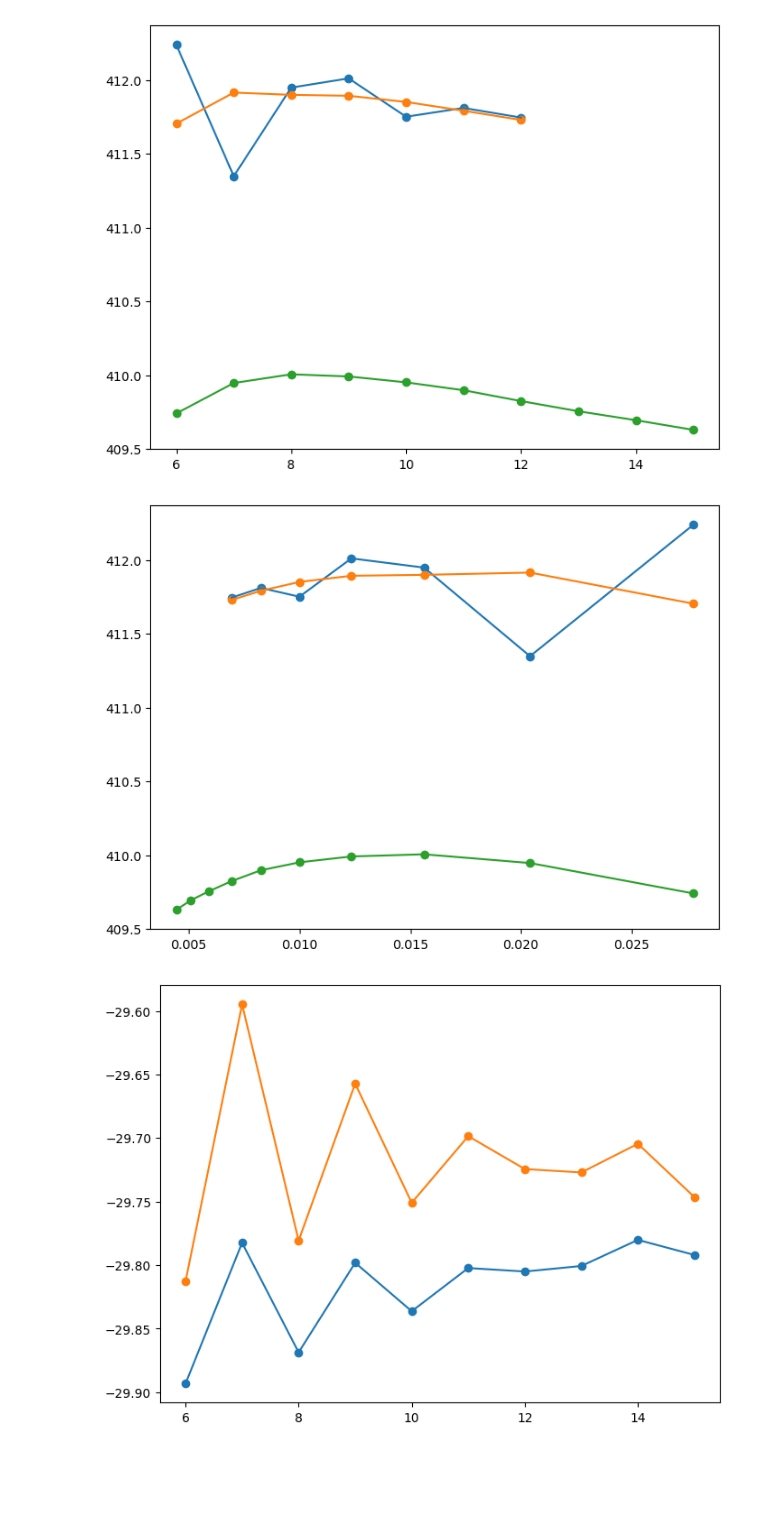
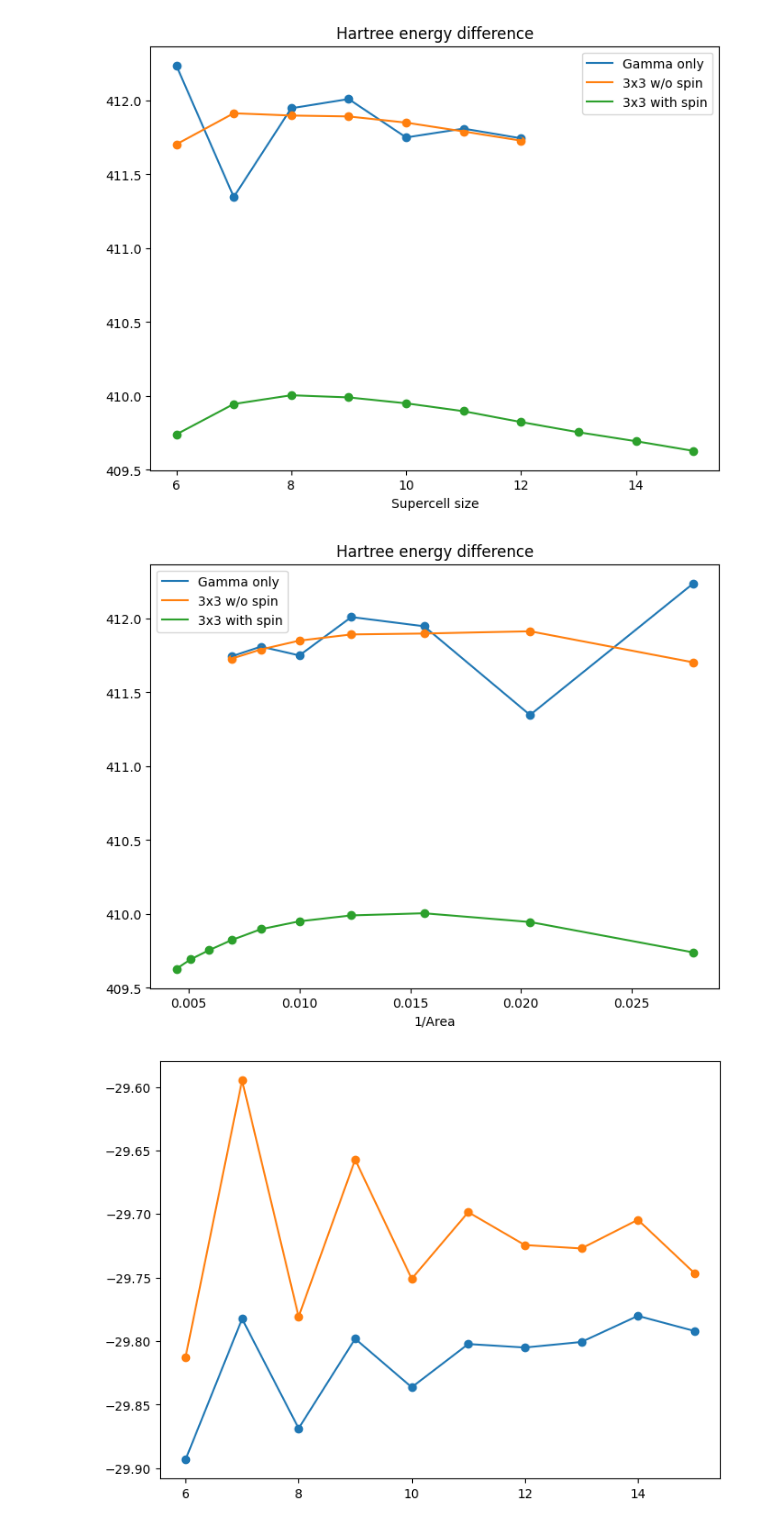
Before and after one commit to rjguo1208/potcorr, a Jupyter notebook: plot.ipynb, the cells around one changed output. Cells and saved outputs as stored; diff of their text form; code cells hidden in the pictures; blank space fills up the shorter version.

```diff
--- a/plot.ipynb
+++ b/plot.ipynb
@@ -60,42 +70,48 @@ dehart_3x3 = np.array([30.27229307
 ,30.27414225
 ])*Ry2eV
 dehart_3x3_spin=np.array([30.12794636
 ,30.1430822
 ,30.14743437
 ,30.14636401
 ,30.14342256
 ,30.13950015
 ,30.13410367
 ,30.12902691
 ,30.12456783
 ,30.11975838
 ])*Ry2eV
 
 dehart_gamma_x = np.array([6,7,8,9,10,11,12])
 dehart_3x3_x = np.array([6,7,8,9,10,11,12])
 dehart_3x3_spin_x = np.array([6,7,8,9,10,11,12,13,14,15])
 
 fig,ax = plt.subplots(figsize = (8,6), dpi = 100)
-ax.plot(dehart_gamma_x,dehart_gamma)
-ax.plot(dehart_3x3_x,dehart_3x3)
-ax.plot(dehart_3x3_spin_x,dehart_3x3_spin)
+ax.plot(dehart_gamma_x,dehart_gamma,label='Gamma only' )
+ax.plot(dehart_3x3_x,dehart_3x3,label='3x3 w/o spin')
+ax.plot(dehart_3x3_spin_x,dehart_3x3_spin,label='3x3 with spin')
 ax.scatter(dehart_gamma_x,dehart_gamma)
 ax.scatter(dehart_3x3_x,dehart_3x3)
 ax.scatter(dehart_3x3_spin_x,dehart_3x3_spin)
-
+plt.title('Hartree energy difference')
+plt.xlabel('Supercell size')
+plt.legend()
+plt.show()
 
 fig,ax = plt.subplots(figsize = (8,6), dpi = 100)
-ax.plot(1/dehart_gamma_x[::-1]**2,dehart_gamma[::-1])
-ax.plot(1/dehart_3x3_x[::-1]**2,dehart_3x3[::-1])
-ax.plot(1/dehart_3x3_spin_x[::-1]**2,dehart_3x3_spin[::-1])
+ax.plot(1/dehart_gamma_x[::-1]**2,dehart_gamma[::-1],label='Gamma only')
+ax.plot(1/dehart_3x3_x[::-1]**2,dehart_3x3[::-1], label='3x3 w/o spin')
+ax.plot(1/dehart_3x3_spin_x[::-1]**2,dehart_3x3_spin[::-1],label='3x3 with spin')
 ax.scatter(1/dehart_gamma_x[::-1]**2,dehart_gamma[::-1])
 ax.scatter(1/dehart_3x3_x[::-1]**2,dehart_3x3[::-1])
 ax.scatter(1/dehart_3x3_spin_x[::-1]**2,dehart_3x3_spin[::-1])
 #plt.xlim(0,0.1)
+plt.title('Hartree energy difference')
+plt.xlabel('1/Area')
+plt.legend()
 plt.show()
 # %% [output]
-[figure, old version]
+[figure, new version]
-[figure, old version]
+[figure, new version]
 # %%
 ehart_n = np.array([-5152.233770563722,
            -6902.514782661764,
```
Also changed, not shown: parts of 10 cells of this notebook.
